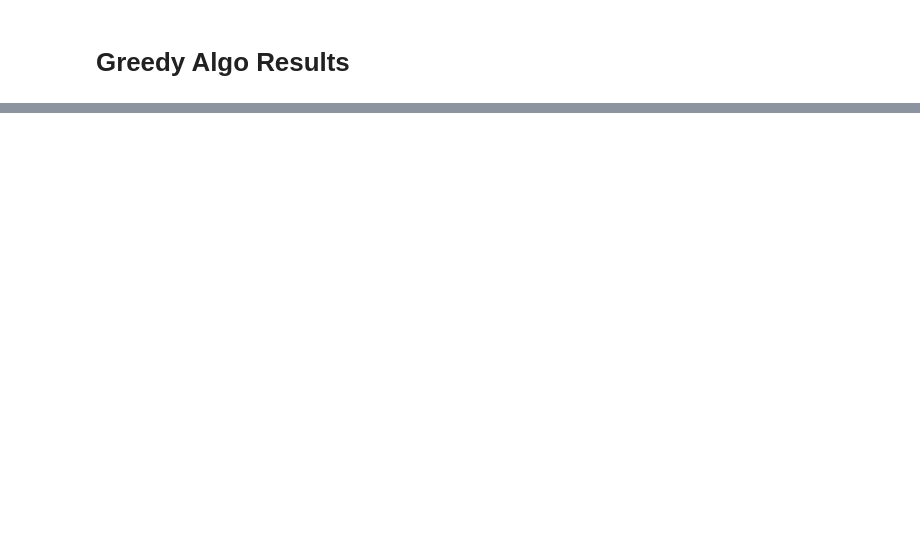
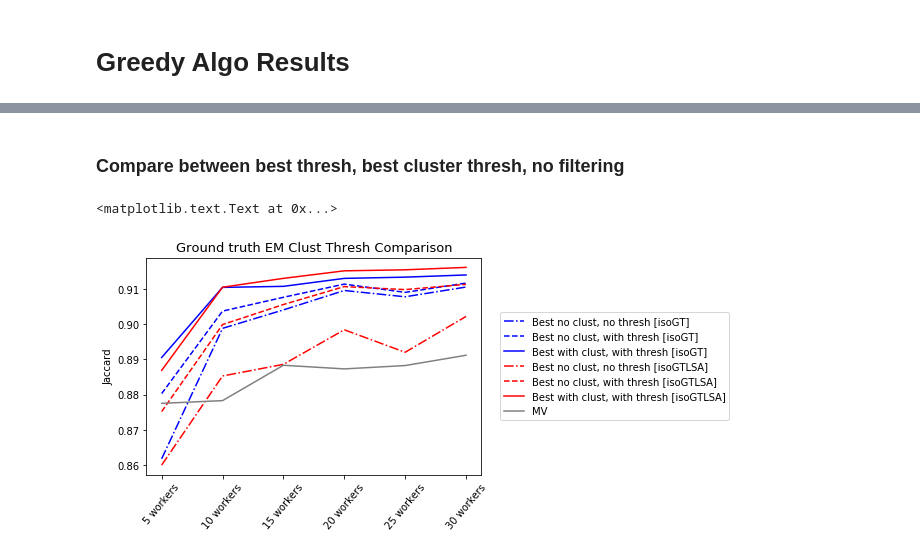
Before and after one commit to cognoscentai/segmentation, a Jupyter notebook: ipynb/PixelBasedGroundTruthExperiment-WithCluster.ipynb, the cells around one changed output, grey strips where cells are left out. Drawn from its saved outputs; the diff is of its cells as text; code cells hidden in the pictures; blank space fills up the shorter version.

```diff
--- a/ipynb/PixelBasedGroundTruthExperiment-WithCluster.ipynb
+++ b/ipynb/PixelBasedGroundTruthExperiment-WithCluster.ipynb
@@ -197,0 +182,46 @@ a = gca().set_xticklabels([0,'5 workers','10 workers','15 workers','20 workers',
+# %% [markdown]
+### Compare between best thresh, best cluster thresh, no filtering
+# %%
+isoGT= [0.86180714318405227, 0.8988109346737535, 0.90404005468171478, 0.90954740011618374, 0.90776463234071514, 0.91052706488955748]
+isoGT_best_thresh= [0.88030482691468614, 0.90370402275291195, 0.90762227879598867, 0.91135894959171038, 0.90901508399830366, 0.91165606774023689]
+isoGT_best_clust_thresh= [0.89053582642892704, 0.91043263143527653, 0.91072460538463296, 0.91298553956838557, 0.9133358038218542, 0.91395674303385022]
+
+isoGTLSA= [0.86001952128075243, 0.8852958258350111, 0.88859038520376588, 0.89840505843053553, 0.89202225166859883, 0.90219252902030678]
+isoGTLSA_best_clust_thresh= [0.88689167180043649, 0.91048138225685693, 0.91299126179100099, 0.91512888607542109, 0.91541973994201986, 0.91610285869121277]
+isoGTLSA_best_thresh= [0.87519051694562056, 0.8998780616894021, 0.90556915704845498, 0.9106581626726421, 0.90980669965364624, 0.911292941153929]
+
+MV=[0.87752629669525561, 0.87830363026608183, 0.88833647762838908, 0.88730470573821674, 0.88825327097293416, 0.89117292810808058]
+
+greedy_ground_truth= [0.93951474621942344, 0.96259939450243182, 0.97248527408043894, 0.97963366947487251, 0.98449873027478896, 0.98638885982213032]
+greedy_best_clust_ground_truth= [0.93951474621942344, 0.96259939450243182, 0.97248527408043894, 0.97963366947487251, 0.98449873027478896, 0.98638885982213032]
+greedy_best_clust_isoGT_best_clust= [0.81666471632318671, 0.83889938832313449, 0.84600792782630796, 0.82911366669473552, 0.84518859314462635, 0.85003625101149749]
+greedy_best_clust_worker_frac_best_clust= [0.78398373054021864, 0.78606556755405699, 0.85113902106882366, 0.78499711065345612, 0.77747321106591438, 0.78978937616783218]
+greedy_isoGT_no_clust= [0.89798084966980929, 0.90172692332783833, 0.90115935241699163, 0.91026799603210795, 0.90811380044456835, 0.91080227077649989]
+greedy_worker_frac_no_clust= [0.87059208586784431, 0.88653805811473196, 0.88572357142652258, 0.88768491119243764, 0.88774048826785179, 0.88989101610129528]
+# %%
+algoDict=[{"val":isoGT,"name":'Best no clust, no thresh [isoGT]','color':"blue",'linestyle':"-."},
+    {"val":isoGT_best_thresh,"name":'Best no clust, with thresh [isoGT]','color':"blue",'linestyle':"--"},
+    {"val":isoGT_best_clust_thresh,"name":'Best with clust, with thresh [isoGT]','color':"blue",'linestyle':"-"},
+
+    {"val":isoGTLSA,"name":'Best no clust, no thresh [isoGTLSA]','color':"red",'linestyle':"-."},
+    {"val":isoGTLSA_best_thresh,"name":'Best no clust, with thresh [isoGTLSA]','color':"red",'linestyle':"--"},
+    {"val":isoGTLSA_best_clust_thresh,"name":'Best with clust, with thresh [isoGTLSA]','color':"red",'linestyle':"-"},
+
+    {"val":MV,"name":'MV','color':"gray",'linestyle':"-"},
+]
+
+#
+#]
+# %%
+metric_J = [metric for metric in metric_keys if 'J' in metric ]
+#Nworker_performance = Nworker_performance.reindex(['5workers_rand0','10workers_rand0','15workers_rand0','20workers_rand0','25workers_rand0','30workers_rand0'])
+for algo in algoDict:
+    plt.plot(algo["val"],label=algo["name"],color=algo["color"],linestyle=algo["linestyle"])
+plt.legend(bbox_to_anchor=(1.04,0.5),loc="center left")
+plt.ylabel("Jaccard")
+plt.xticks(rotation=50)
+a = gca().set_xticklabels([0,'5 workers','10 workers','15 workers','20 workers','25 workers','30 workers'])
+plt.title("Ground truth EM Clust Thresh Comparison",fontsize=13)
+# %% [output]
+<matplotlib.text.Text at 0x...>
+[figure, added]
```
Also changed, not shown: parts of 11 cells of this notebook, 1 other file.
